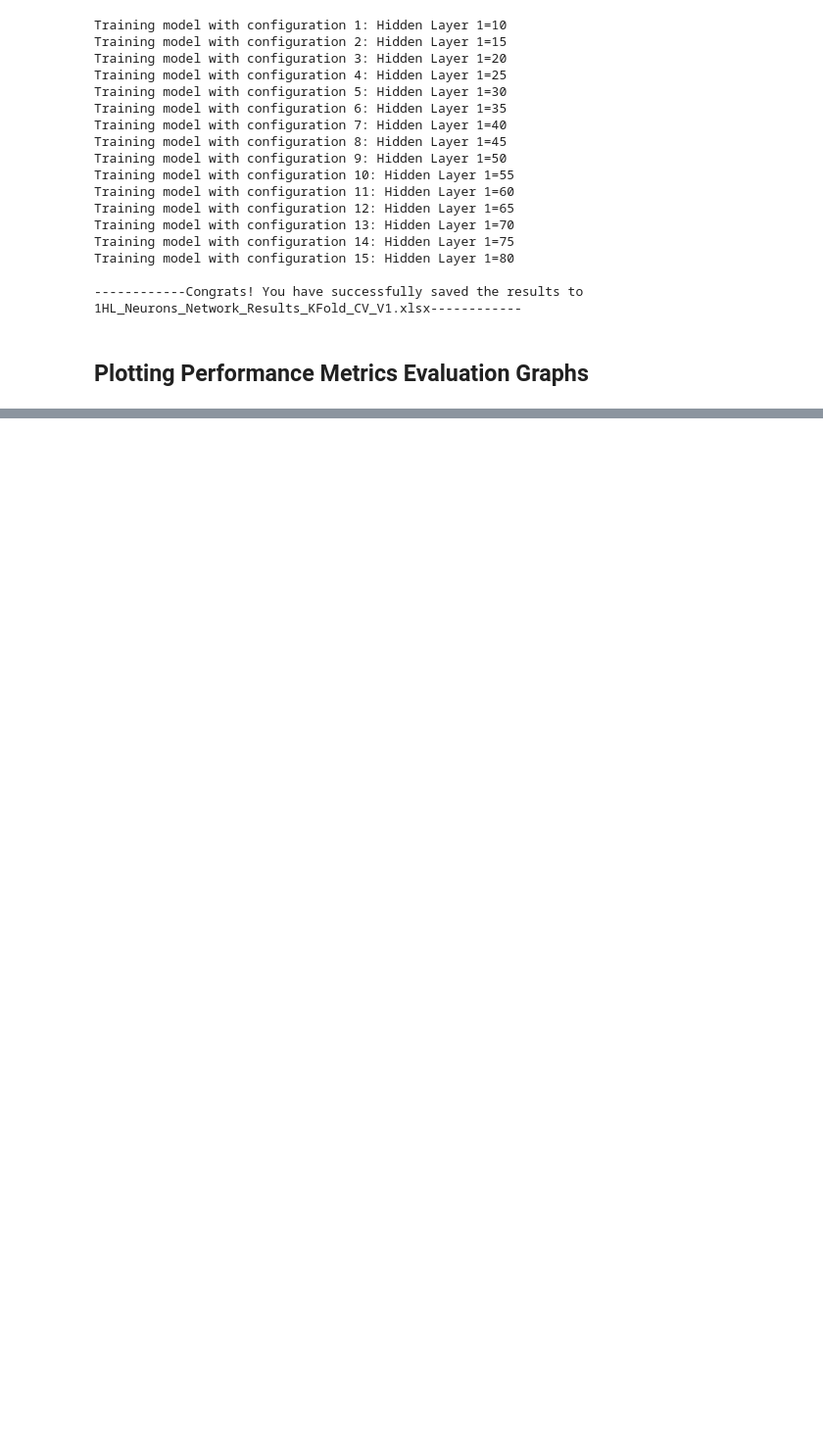
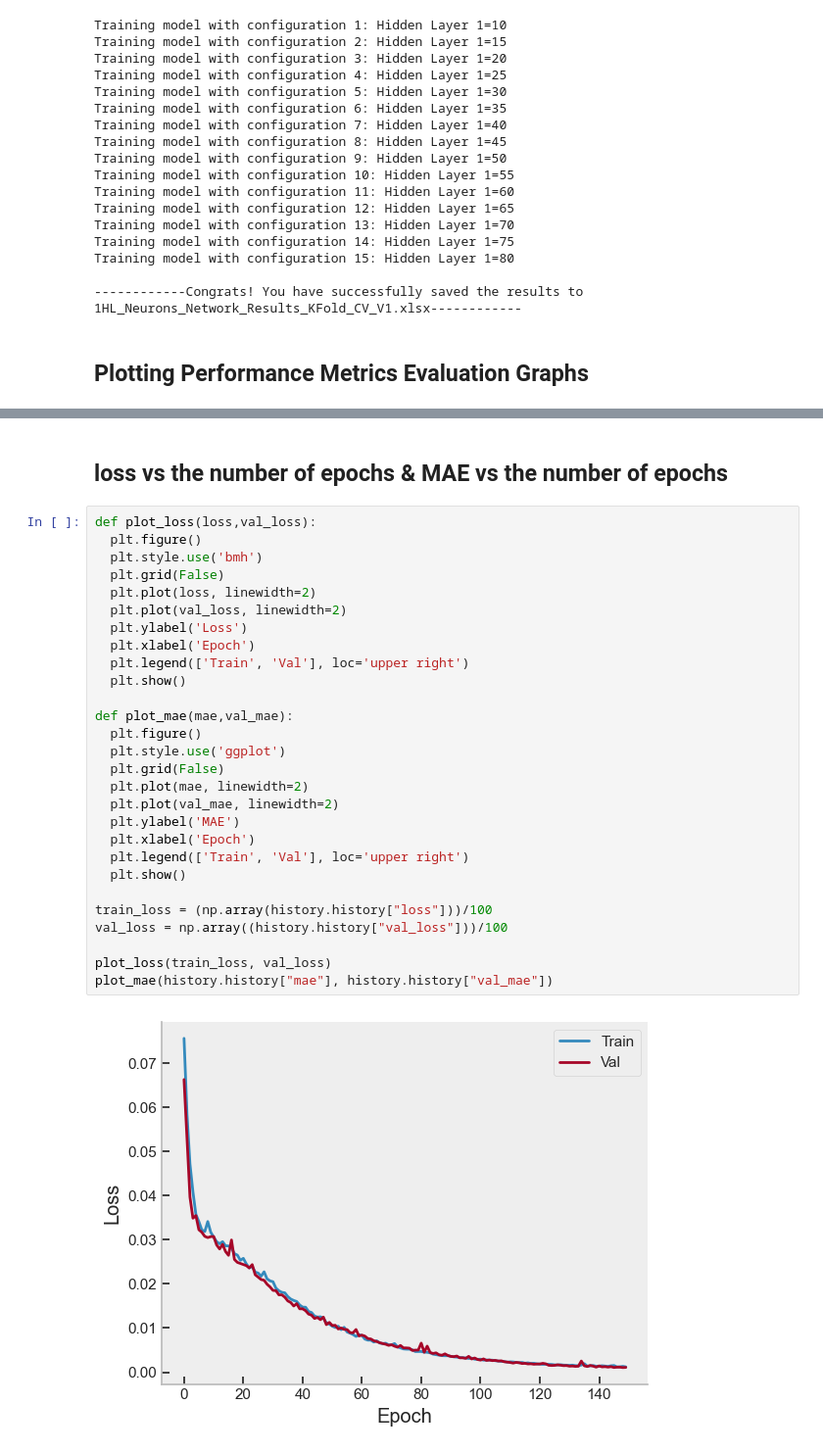
Before and after one commit to yongcheng6699/ML_Buckling_ANN_DNN, a Jupyter notebook: Buckling_ANN_1HL_KFold_CV_V1.ipynb, the cells around one changed output, grey strips where cells are left out. Shown at 98% size. Saved outputs shown, nothing was run; the diff lists cells and outputs as text; blank space fills up the shorter version.

```diff
--- a/Buckling_ANN_1HL_KFold_CV_V1.ipynb
+++ b/Buckling_ANN_1HL_KFold_CV_V1.ipynb
@@ -183,0 +252,32 @@ plt.show()
+# %% [markdown]
+## loss vs the number of epochs & MAE vs the number of epochs
+# %%
+def plot_loss(loss,val_loss):
+  plt.figure()
+  plt.style.use('bmh')
+  plt.grid(False)
+  plt.plot(loss, linewidth=2)
+  plt.plot(val_loss, linewidth=2)
+  plt.ylabel('Loss')
+  plt.xlabel('Epoch')
+  plt.legend(['Train', 'Val'], loc='upper right')
+  plt.show()
+
+def plot_mae(mae,val_mae):
+  plt.figure()
+  plt.style.use('ggplot')
+  plt.grid(False)
+  plt.plot(mae, linewidth=2)
+  plt.plot(val_mae, linewidth=2)
+  plt.ylabel('MAE')
+  plt.xlabel('Epoch')
+  plt.legend(['Train', 'Val'], loc='upper right')
+  plt.show()
+
+train_loss = (np.array(history.history["loss"]))/100
+val_loss = np.array((history.history["val_loss"]))/100
+
+plot_loss(train_loss, val_loss)
+plot_mae(history.history["mae"], history.history["val_mae"])
+# %% [output]
+[figure, added]
```
Also changed, not shown: parts of 9 cells of this notebook, 3 other files.
